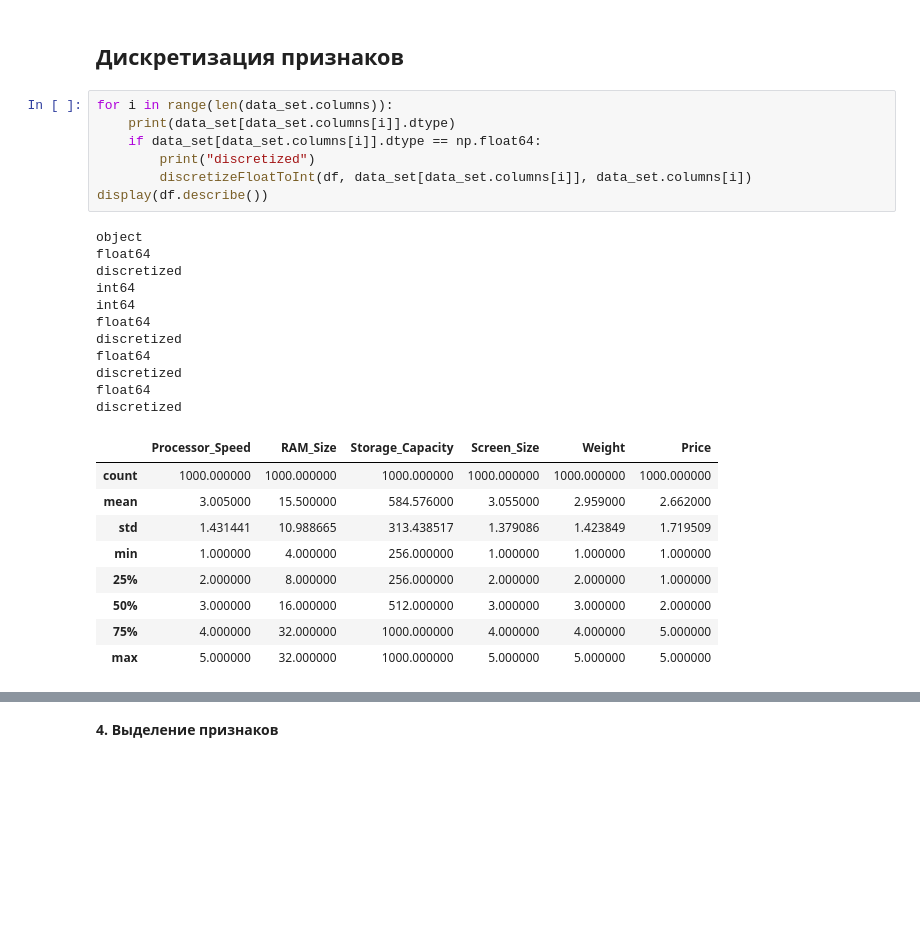
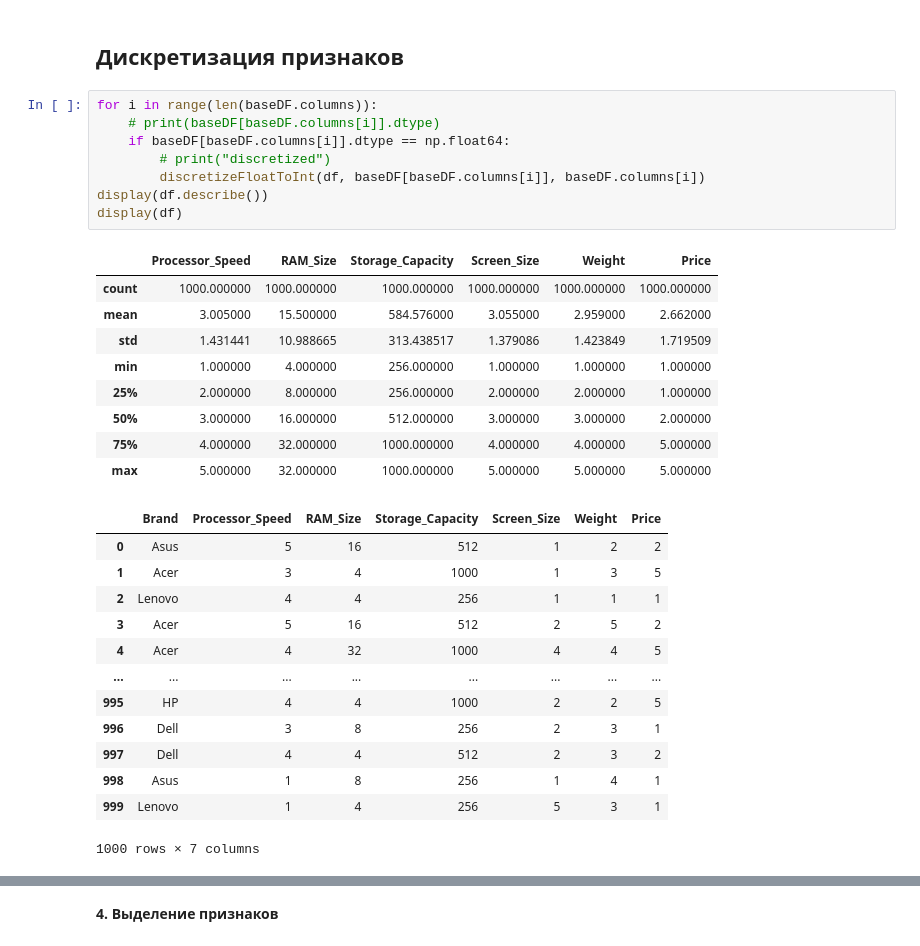
Before and after one commit to Kanad4s/NSU-Projects, a Jupyter notebook: TPNS/Preprocessing/laptop.ipynb, the cells around one changed output, grey strips where cells are left out. Cells and saved outputs as stored; diff of their text form; blank space fills up the shorter version.

```diff
--- a/TPNS/Preprocessing/laptop.ipynb
+++ b/TPNS/Preprocessing/laptop.ipynb
@@ -81,33 +151,36 @@ data_set length: 1000
 # %% [markdown]
 ## Дискретизация признаков
 # %%
-for i in range(len(data_set.columns)):
-    print(data_set[data_set.columns[i]].dtype)
-    if data_set[data_set.columns[i]].dtype == np.float64:
-        print("discretized")
-        discretizeFloatToInt(df, data_set[data_set.columns[i]], data_set.columns[i])
+for i in range(len(baseDF.columns)):
+    # print(baseDF[baseDF.columns[i]].dtype)
+    if baseDF[baseDF.columns[i]].dtype == np.float64:
+        # print("discretized")
+        discretizeFloatToInt(df, baseDF[baseDF.columns[i]], baseDF.columns[i])
 display(df.describe())
+display(df)
 # %% [output]
+|  | Processor_Speed | RAM_Size | Storage_Capacity | Screen_Size | Weight | Price |
+| count | 1000.000000 | 1000.000000 | 1000.000000 | 1000.000000 | 1000.000000 | 1000.000000 |
+| mean | 3.005000 | 15.500000 | 584.576000 | 3.055000 | 2.959000 | 2.662000 |
+| std | 1.431441 | 10.988665 | 313.438517 | 1.379086 | 1.423849 | 1.719509 |
+| min | 1.000000 | 4.000000 | 256.000000 | 1.000000 | 1.000000 | 1.000000 |
+| 25% | 2.000000 | 8.000000 | 256.000000 | 2.000000 | 2.000000 | 1.000000 |
+| 50% | 3.000000 | 16.000000 | 512.000000 | 3.000000 | 3.000000 | 2.000000 |
+| 75% | 4.000000 | 32.000000 | 1000.000000 | 4.000000 | 4.000000 | 5.000000 |
+| max | 5.000000 | 32.000000 | 1000.000000 | 5.000000 | 5.000000 | 5.000000 |
+|  | Brand | Processor_Speed | RAM_Size | Storage_Capacity | Screen_Size | Weight | Price |
+| 0 | Asus | 5 | 16 | 512 | 1 | 2 | 2 |
+| 1 | Acer | 3 | 4 | 1000 | 1 | 3 | 5 |
+| 2 | Lenovo | 4 | 4 | 256 | 1 | 1 | 1 |
+| 3 | Acer | 5 | 16 | 512 | 2 | 5 | 2 |
+| 4 | Acer | 4 | 32 | 1000 | 4 | 4 | 5 |
+| ... | ... | ... | ... | ... | ... | ... | ... |
+| 995 | HP | 4 | 4 | 1000 | 2 | 2 | 5 |
+| 996 | Dell | 3 | 8 | 256 | 2 | 3 | 1 |
+| 997 | Dell | 4 | 4 | 512 | 2 | 3 | 2 |
+| 998 | Asus | 1 | 8 | 256 | 1 | 4 | 1 |
+| 999 | Lenovo | 1 | 4 | 256 | 5 | 3 | 1 |
-object
-float64
-discretized
-int64
-int64
-float64
-discretized
-float64
-discretized
-float64
-discretized
+1000 rows × 7 columns
-|  | Processor_Speed | RAM_Size | Storage_Capacity | Screen_Size | Weight | Price |
-| count | 1000.000000 | 1000.000000 | 1000.000000 | 1000.000000 | 1000.000000 | 1000.000000 |
-| mean | 3.005000 | 15.500000 | 584.576000 | 3.055000 | 2.959000 | 2.662000 |
-| std | 1.431441 | 10.988665 | 313.438517 | 1.379086 | 1.423849 | 1.719509 |
-| min | 1.000000 | 4.000000 | 256.000000 | 1.000000 | 1.000000 | 1.000000 |
-| 25% | 2.000000 | 8.000000 | 256.000000 | 2.000000 | 2.000000 | 1.000000 |
-| 50% | 3.000000 | 16.000000 | 512.000000 | 3.000000 | 3.000000 | 2.000000 |
-| 75% | 4.000000 | 32.000000 | 1000.000000 | 4.000000 | 4.000000 | 5.000000 |
-| max | 5.000000 | 32.000000 | 1000.000000 | 5.000000 | 5.000000 | 5.000000 |
 # %%
 print(data_set['Price'])
 print(data_set.columns)
```
Also changed, not shown: parts of 24 cells of this notebook.
